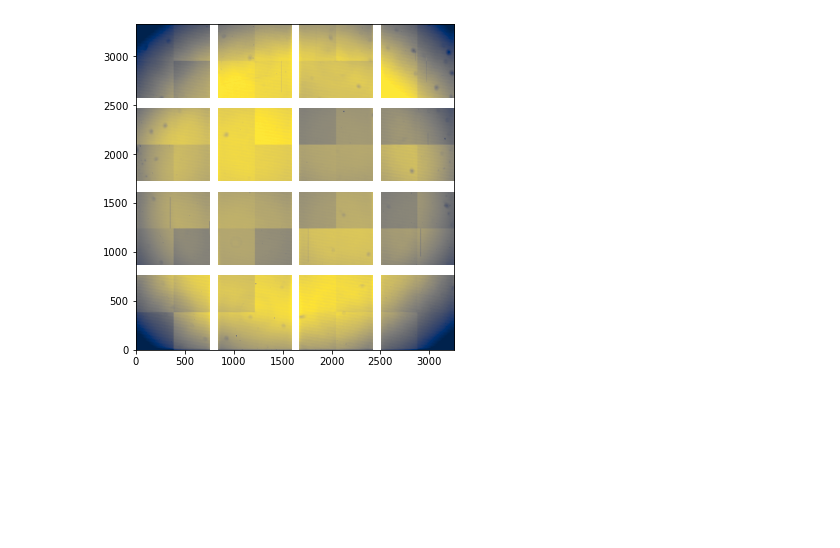
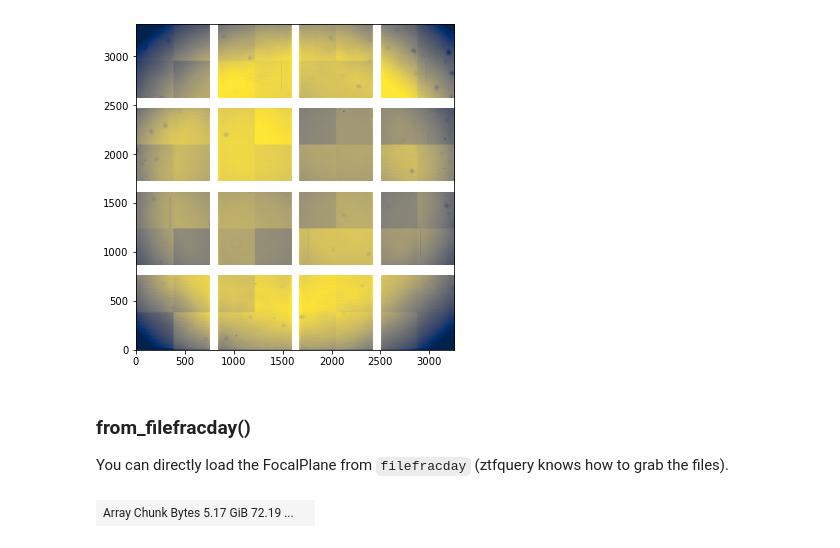
Before and after one commit to MickaelRigault/ztfimg, a Jupyter notebook: tutorials/tutorial_RawImages_and_Merges.ipynb, the cells around one changed output. Drawn from its saved outputs; the diff is of its cells as text; code cells hidden in the pictures; blank space fills up the shorter version.

```diff
--- a/tutorials/tutorial_RawImages_and_Merges.ipynb
+++ b/tutorials/tutorial_RawImages_and_Merges.ipynb
@@ -342,3 +342,13 @@ fp.show(rebin=8)
 # %% [output]
 <AxesSubplot:>
 [figure]
+# %% [markdown]
+### from_filefracday()
+
+You can directly load the FocalPlane from `filefracday`  (ztfquery knows how to grab the files).
+# %%
+fp = raw.RawFocalPlane.from_filefracday("20190314080532", use_dask=True)
+# %%
+fp.get_data()
+# %% [output]
+| Array Chunk Bytes 5.17 GiB 72.19 ... |  |
```
